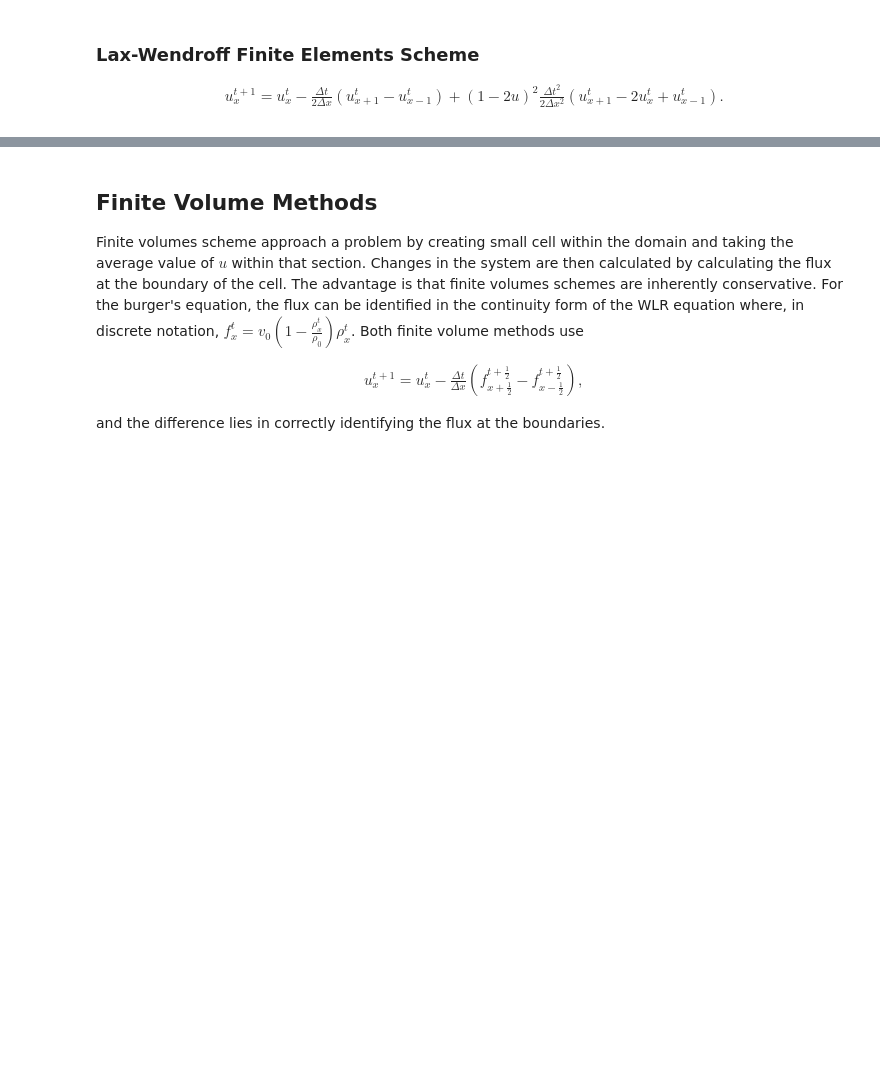
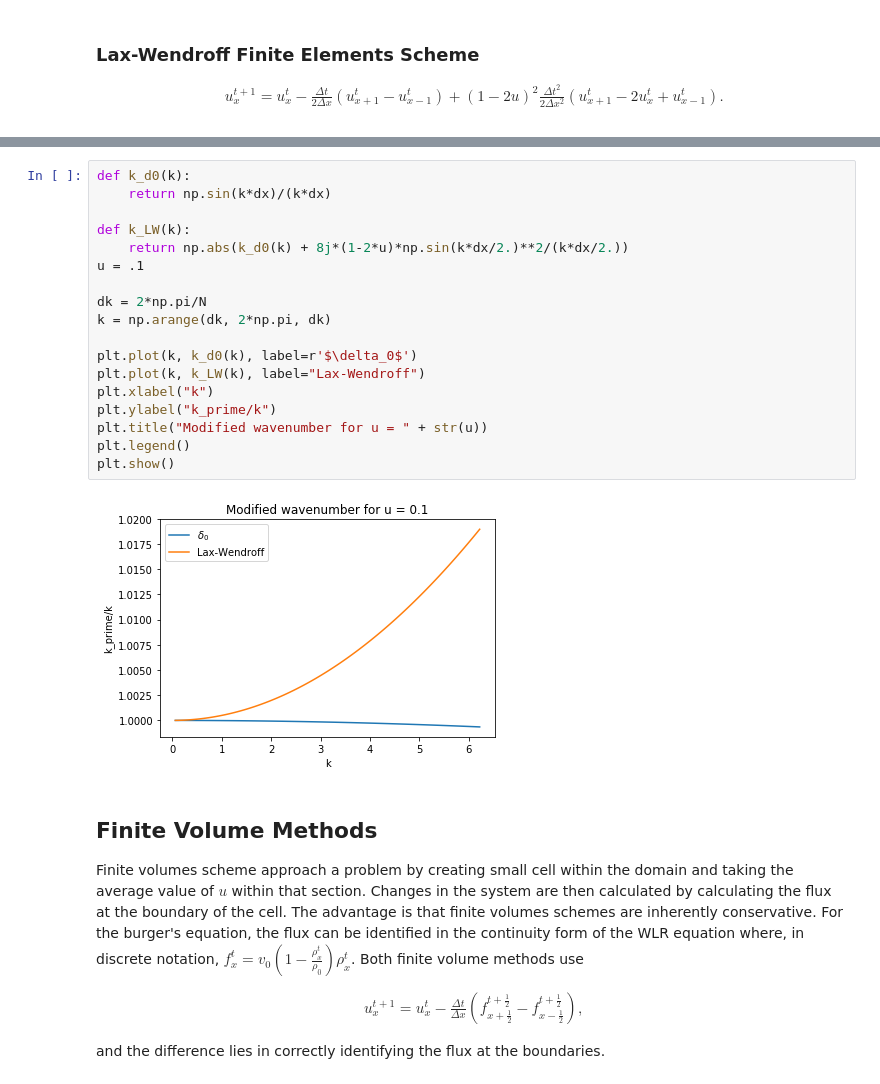
Before and after one commit to btemoshir/TrafficJam, a Jupyter notebook: TrafficFlowCollaborative-RobCopy1.ipynb, the cells around one changed output, grey strips where cells are left out. Cells and saved outputs as stored; diff of their text form; blank space fills up the shorter version.

Commit message:
added wavenumber analysis

```diff
--- a/TrafficFlowCollaborative-RobCopy1.ipynb
+++ b/TrafficFlowCollaborative-RobCopy1.ipynb
@@ -215,3 +234,23 @@ The dissipation term is first-order and can be rewritten by using the WLR equati
+# %%
+def k_d0(k):
+    return np.sin(k*dx)/(k*dx)
+
+def k_LW(k):
+    return np.abs(k_d0(k) + 8j*(1-2*u)*np.sin(k*dx/2.)**2/(k*dx/2.))
+u = .1
+
+dk = 2*np.pi/N
+k = np.arange(dk, 2*np.pi, dk)
+
+plt.plot(k, k_d0(k), label=r'$\delta_0$')
+plt.plot(k, k_LW(k), label="Lax-Wendroff")
+plt.xlabel("k")
+plt.ylabel("k_prime/k")
+plt.title("Modified wavenumber for u = " + str(u))
+plt.legend()
+plt.show()
+# %% [output]
+[figure, added]
 # %% [markdown]
 ## Finite Volume Methods
 
```
Also changed, not shown: parts of 2 cells of this notebook, 2 other files.
